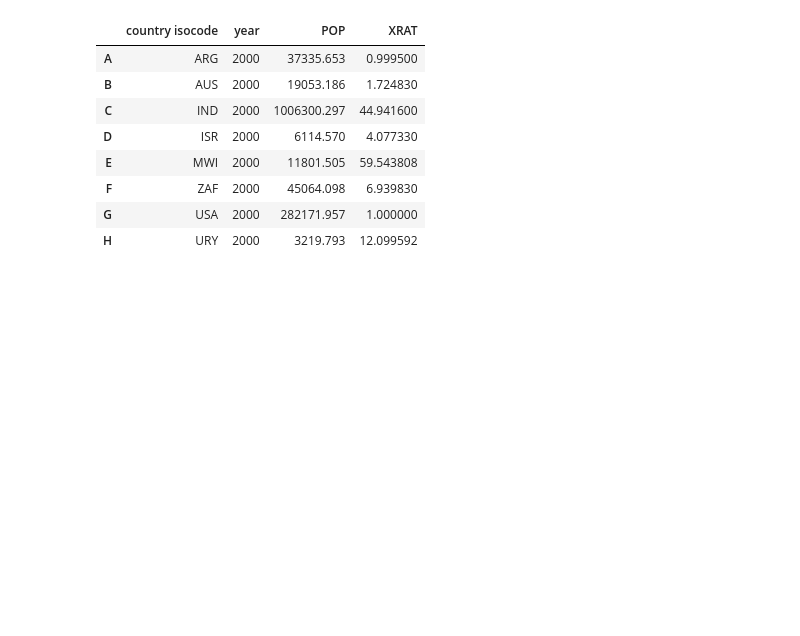
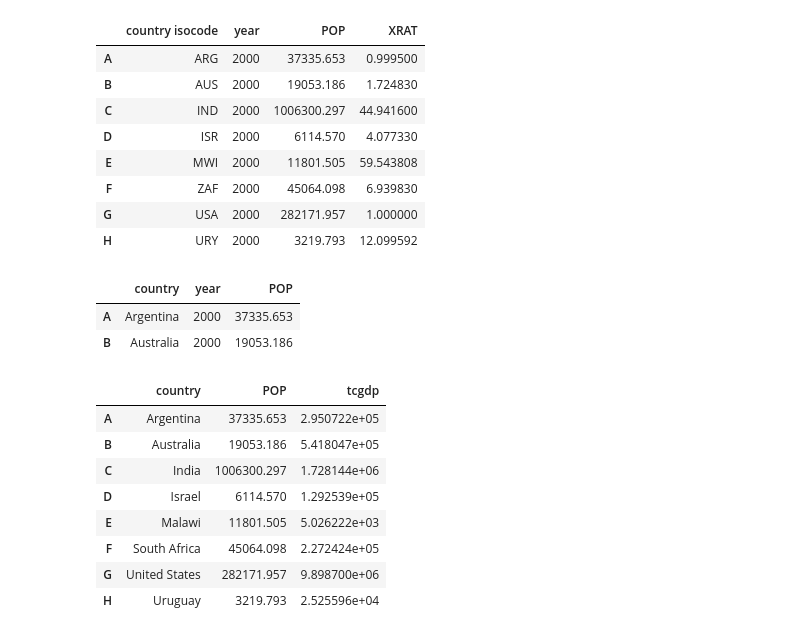
Before and after one commit to rabobahago/Python_ML_Data_Science, a Jupyter notebook: data_analyst/pandas/main.ipynb, the cells around one changed output. Drawn from its saved outputs; the diff is of its cells as text; code cells hidden in the pictures; blank space fills up the shorter version.

```diff
--- a/data_analyst/pandas/main.ipynb
+++ b/data_analyst/pandas/main.ipynb
@@ -138,3 +138,22 @@ df.loc[(df.cc + df.cg < 100) & (df.year == 2000) ,['country isocode', 'year','PO
 | F | ZAF | 2000 | 45064.098 | 6.939830 |
 | G | USA | 2000 | 282171.957 | 1.000000 |
 | H | URY | 2000 | 3219.793 | 12.099592 |
+# %%
+df.loc[df.index[:2], ['country', 'year', 'POP']]
+# %% [output]
+|  | country | year | POP |
+| A | Argentina | 2000 | 37335.653 |
+| B | Australia | 2000 | 19053.186 |
+# %%
+df_subset = df[['country', 'POP', 'tcgdp']]
+df_subset
+# %% [output]
+|  | country | POP | tcgdp |
+| A | Argentina | 37335.653 | 2.950722e+05 |
+| B | Australia | 19053.186 | 5.418047e+05 |
+| C | India | 1006300.297 | 1.728144e+06 |
+| D | Israel | 6114.570 | 1.292539e+05 |
+| E | Malawi | 11801.505 | 5.026222e+03 |
+| F | South Africa | 45064.098 | 2.272424e+05 |
+| G | United States | 282171.957 | 9.898700e+06 |
+| H | Uruguay | 3219.793 | 2.525596e+04 |
```
Also changed, not shown: parts of 7 cells of this notebook.
